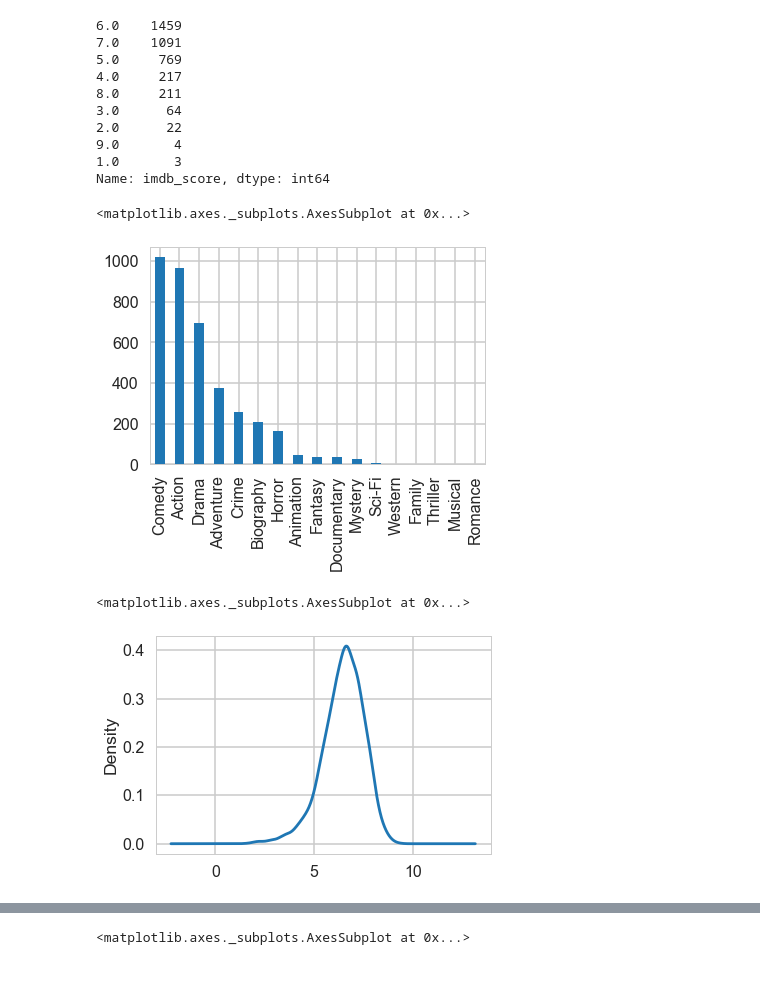
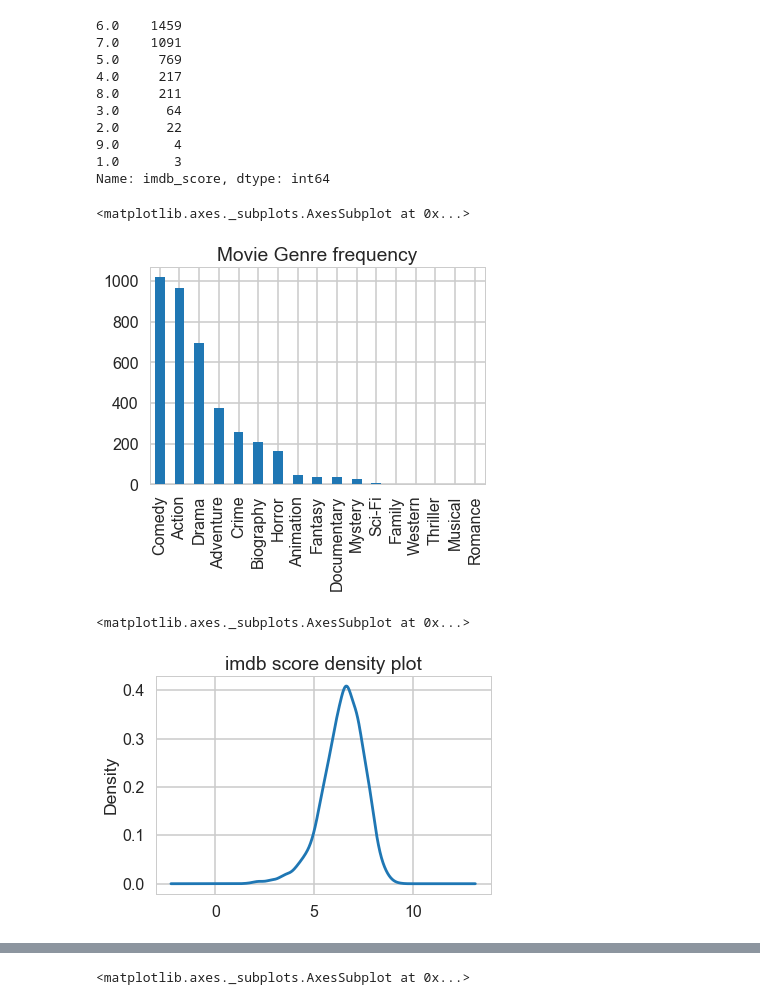
Before and after one commit to mrkulkarni1/data_projects, a Jupyter notebook: imdb_project/movie_classifier.ipynb, the cells around one changed output, grey strips where cells are left out. Drawn from its saved outputs; the diff is of its cells as text; code cells hidden in the pictures; blank space fills up the shorter version.

```diff
--- a/imdb_project/movie_classifier.ipynb
+++ b/imdb_project/movie_classifier.ipynb
@@ -61,10 +61,10 @@ Name: imdb_score, dtype: int64
 # %%
 titles.genres=titles.genres.str.replace("\|.*","")
 # %%
-titles.genres.value_counts().plot(kind = 'bar')
+titles.genres.value_counts().plot(kind = 'bar', title='Movie Genre frequency')
 # %% [output]
 <matplotlib.axes._subplots.AxesSubplot at 0x...>
-[figure, old version]
+[figure, new version]
 # %%
 def normalize(array1, name):
     print ("normalizing "+name);
@@ -73,8 +73,8 @@ def normalize(array1, name):
     array=array-array.mean()
     return(array);
 # %%
-titles.imdb_score.plot.kde()
+titles.imdb_score.plot.kde(title='imdb score density plot' )
 # %% [output]
 <matplotlib.axes._subplots.AxesSubplot at 0x...>
-[figure, old version]
+[figure, new version]
 # %%
```
Also changed, not shown: parts of 43 cells of this notebook.
